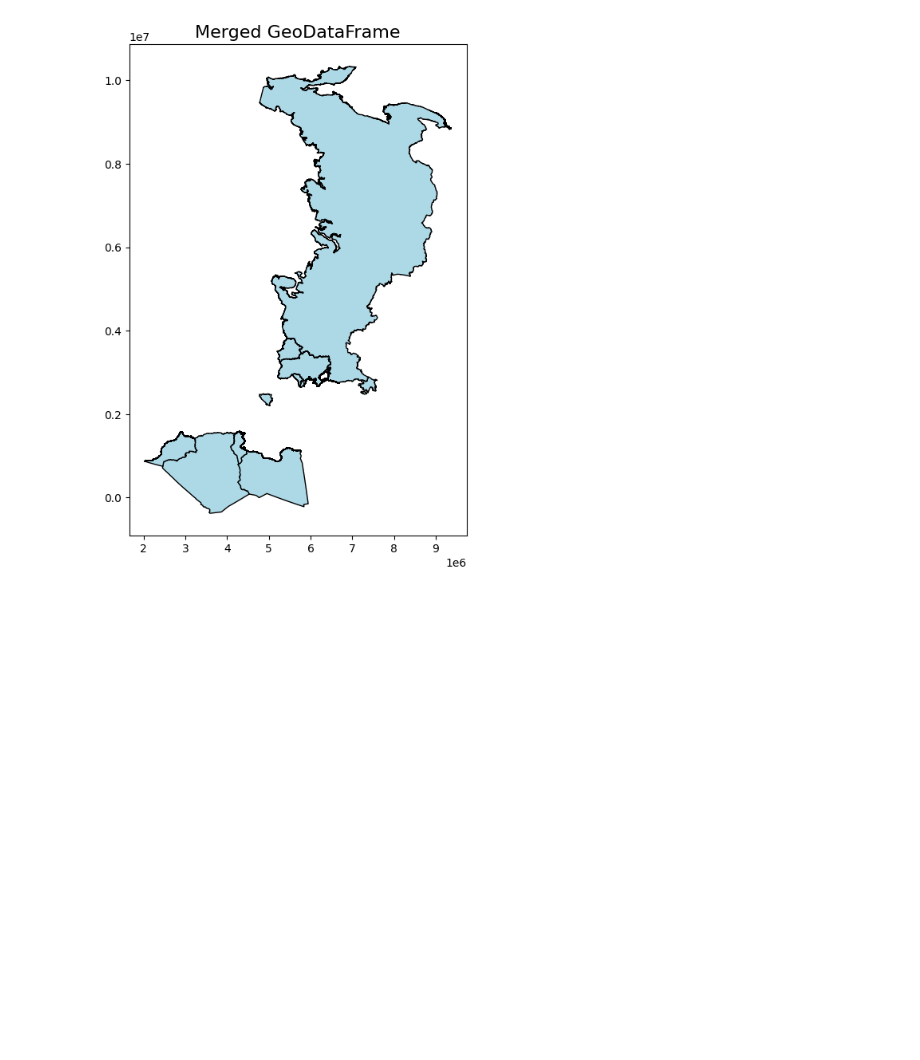
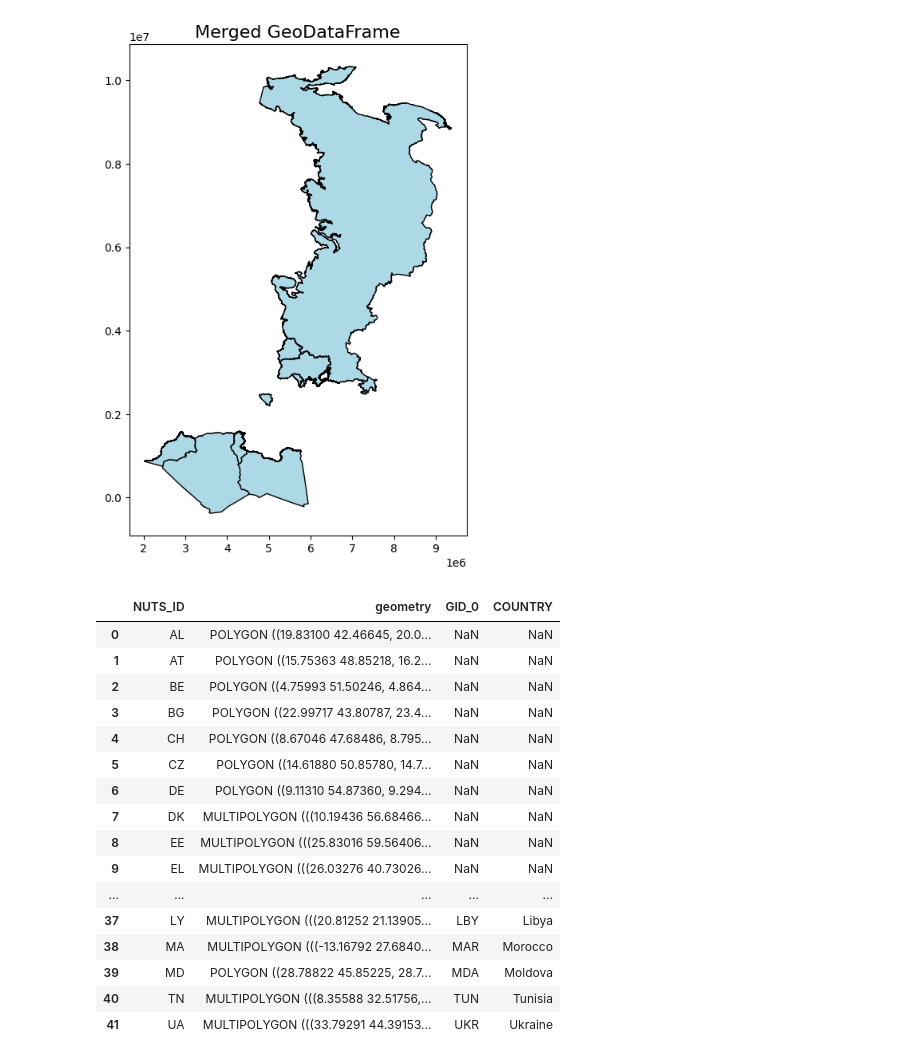
Before and after one commit to CSEI-EU/gas_infrastructure_model, a Jupyter notebook: 00_code_base/05_test_files/Get_Centroids_and_Distances.ipynb, the cells around one changed output. Drawn from its saved outputs; the diff is of its cells as text; code cells hidden in the pictures; blank space fills up the shorter version.

```diff
--- a/00_code_base/05_test_files/Get_Centroids_and_Distances.ipynb
+++ b/00_code_base/05_test_files/Get_Centroids_and_Distances.ipynb
@@ -626,3 +626,32 @@ ax.set_title("Merged GeoDataFrame", fontsize=16)
 plt.show()
 # %% [output]
 [figure]
+# %%
+all_countries_gdf
+
+#drop GID_0 and Country.
+#add centroids,
+#calculate distances
+
+#import real cross-border connections
+#reduce distances to cross-border connections
+
+#plot it
+# %% [output]
+|  | NUTS_ID | geometry | GID_0 | COUNTRY |
+| 0 | AL | POLYGON ((19.83100 42.46645, 20.0... | NaN | NaN |
+| 1 | AT | POLYGON ((15.75363 48.85218, 16.2... | NaN | NaN |
+| 2 | BE | POLYGON ((4.75993 51.50246, 4.864... | NaN | NaN |
+| 3 | BG | POLYGON ((22.99717 43.80787, 23.4... | NaN | NaN |
+| 4 | CH | POLYGON ((8.67046 47.68486, 8.795... | NaN | NaN |
+| 5 | CZ | POLYGON ((14.61880 50.85780, 14.7... | NaN | NaN |
+| 6 | DE | POLYGON ((9.11310 54.87360, 9.294... | NaN | NaN |
+| 7 | DK | MULTIPOLYGON (((10.19436 56.68466... | NaN | NaN |
+| 8 | EE | MULTIPOLYGON (((25.83016 59.56406... | NaN | NaN |
+| 9 | EL | MULTIPOLYGON (((26.03276 40.73026... | NaN | NaN |
+| ... | ... | ... | ... | ... |
+| 37 | LY | MULTIPOLYGON (((20.81252 21.13905... | LBY | Libya |
+| 38 | MA | MULTIPOLYGON (((-13.16792 27.6840... | MAR | Morocco |
+| 39 | MD | POLYGON ((28.78822 45.85225, 28.7... | MDA | Moldova |
+| 40 | TN | MULTIPOLYGON (((8.35588 32.51756,... | TUN | Tunisia |
+| 41 | UA | MULTIPOLYGON (((33.79291 44.39153... | UKR | Ukraine |
```
